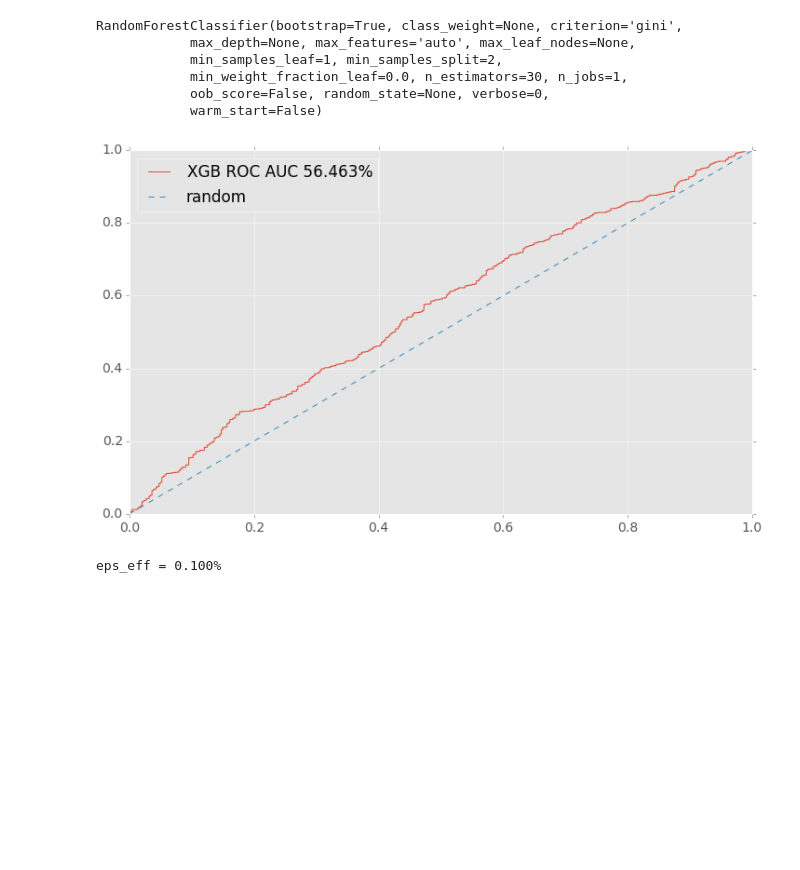
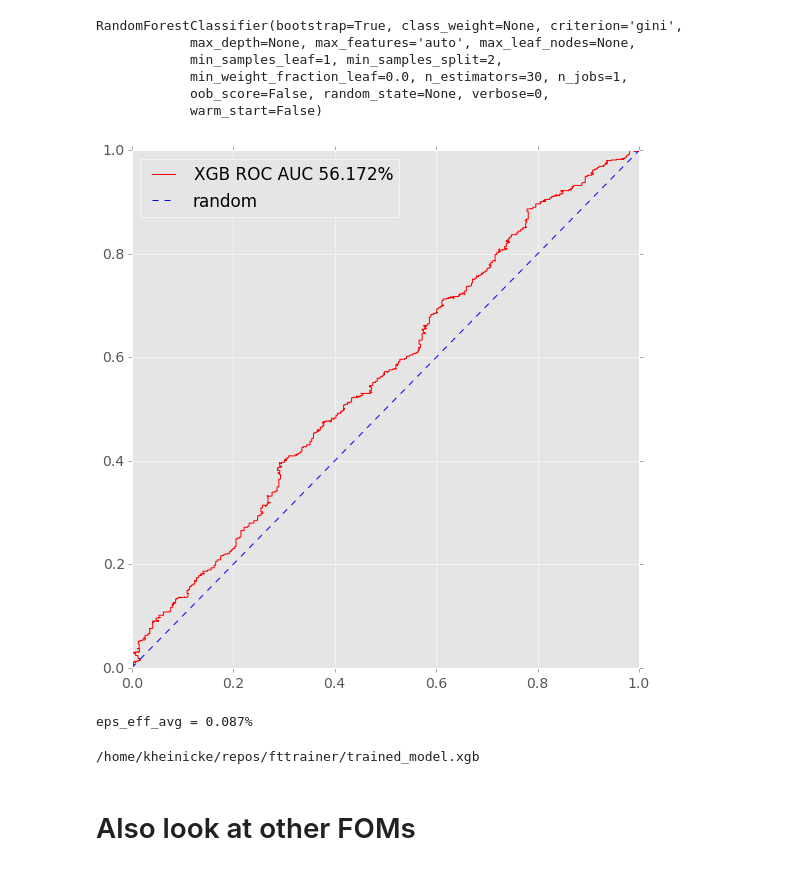
Before and after one commit to bixel/fttrainer, a Jupyter notebook: pandas-training-test.ipynb, the cells around one changed output. Saved outputs shown, nothing was run; the diff lists cells and outputs as text; code cells hidden in the pictures; blank space fills up the shorter version.

```diff
--- a/pandas-training-test.ipynb
+++ b/pandas-training-test.ipynb
@@ -59,15 +81,3 @@ for fn in filenames:
     f = ROOT.TFile(fn)
     t = f.Get('DecayTree')
     n_entries += t.GetEntries()
-# %%
-if os.path.isfile('muon_max_pt_dataset.root'):
-    full_data = root_pandas.read_root('muon_max_pt_dataset.root')
-else:
-    # This line iterates all data chunks, adds the target column, and chooses the muon with max pt per event
-    full_data = get_single_tagging_particles(concat_df_chunks(filenames, **data_kwargs),
-                                             lambda x: np.sign(x.B_ID) == np.sign(x.B_OS_Muon_ID),
-                                             chunksize=chunksize,
-                                             n_entries=n_entries)
-
-    # store data to prevent read in every time (~20min)
-    root_pandas.to_root(full_data, 'muon_max_pt_dataset.root')
@@ -158,4 +191,6 @@ xgboost_model = xgb.XGBClassifier(max_depth=5, n_estimators=300, learning_rate=0
+# %%
+xgboost_model = xgb.XGBClassifier(seed=1)
 # %%
-xgboost_model.fit(train_data[classic_MVA_features], train_labels)
+xgboost_model.fit(train_data[classic_MVA_features][train_data.SigYield_sw > 0], train_labels[train_data.SigYield_sw > 0])
 # %% [output]
 XGBClassifier(base_score=0.5, colsample_bylevel=1, colsample_bytree=1,
@@ -166,4 +201,5 @@ XGBClassifier(base_score=0.5, colsample_bylevel=1, colsample_bytree=1,
 # %%
-probas = xgboost_model.predict_proba(test_data[classic_MVA_features])[:,1]
+mistag_prob, correcttag_prob = xgboost_model.predict_proba(test_data[classic_MVA_features]).T
+probas = correcttag_prob
 preds = xgboost_model.predict(test_data[classic_MVA_features])
-score = roc_auc_score(test_labels, probas)
+score = roc_auc_score(test_labels, probas, sample_weight=test_data.SigYield_sw)
@@ -194,15 +234,20 @@ RandomForestClassifier(bootstrap=True, class_weight=None, criterion='gini',
 rf_probas = rf.predict_proba(test_data[classic_MVA_features])[:,1]
 rf_score = roc_auc_score(test_labels, rf_probas)
 # %%
-plt.plot(*roc_curve(test_labels, gb_probas)[:2], label='XGB ROC AUC {:2.3f}%'.format(gb_score * 100))
-# plt.plot(*roc_curve(test_labels, probas)[:2], label='GB ROC AUC {:2.3f}%'.format(score * 100))
+plt.figure(figsize=(8, 8))
+plt.plot(*roc_curve(test_labels, probas, sample_weight=test_data.SigYield_sw)[:2], label='XGB ROC AUC {:2.3f}%'.format(score * 100))
+# plt.plot(*roc_curve(test_labels, gb_probas)[:2], label='GB ROC AUC {:2.3f}%'.format(score * 100))
 # plt.plot(*roc_curve(test_labels, rf_probas)[:2], label='RF ROC AUC {:2.3f}%'.format(rf_score * 100))
 plt.plot([0, 1], '--', label='random')
 plt.legend(loc='best')
+plt.xlim(0, 1)
+plt.ylim(0, 1)
+plt.tight_layout()
+plt.savefig('build/roc_auc.pdf')
 plt.show()
 # %% [output]
-[figure, old version]
+[figure, new version]
 # %%
-print('eps_eff = {:2.3f}%'.format(100 * efficiency * avg_dilution(test_labels, probas)**2))
+print('eps_eff_avg = {:2.3f}%'.format(100 * efficiency * avg_dilution(test_labels, probas)**2))
 # %% [output]
-eps_eff = 0.100%
+eps_eff_avg = 0.087%
@@ -211,0 +254,9 @@ b.save_model('trained_model.xgb')
+# %%
+from IPython.display import FileLink
+b = gbm.booster()  # This is the underlying XGBoost model
+b.save_model('trained_model.xgb')  # it can easily be stored to disk
+FileLink('trained_model.xgb', result_html_prefix='Download here: ')
+# %% [output]
+/home/kheinicke/repos/fttrainer/trained_model.xgb
+# %% [markdown]
+# Also look at other FOMs
```
Also changed, not shown: parts of 19 cells of this notebook, 5 other files.
